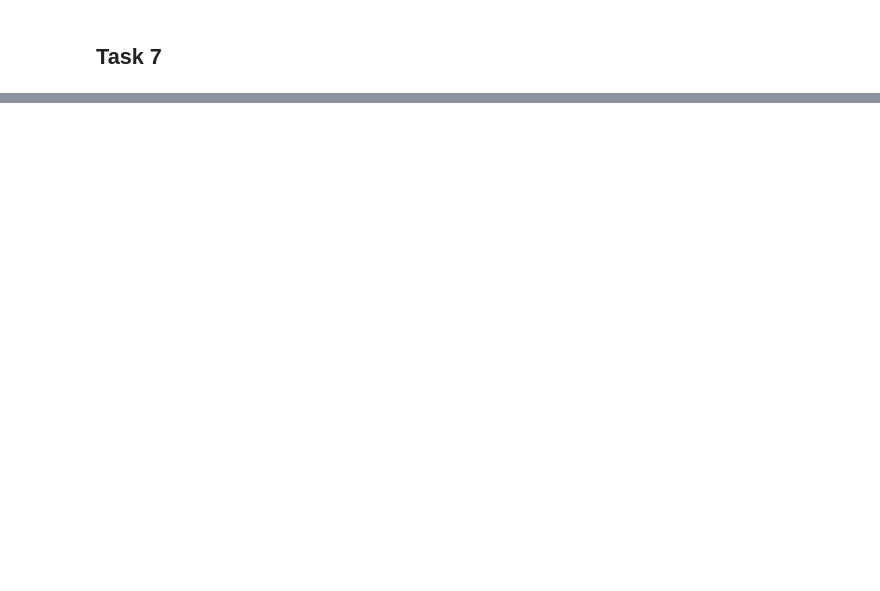
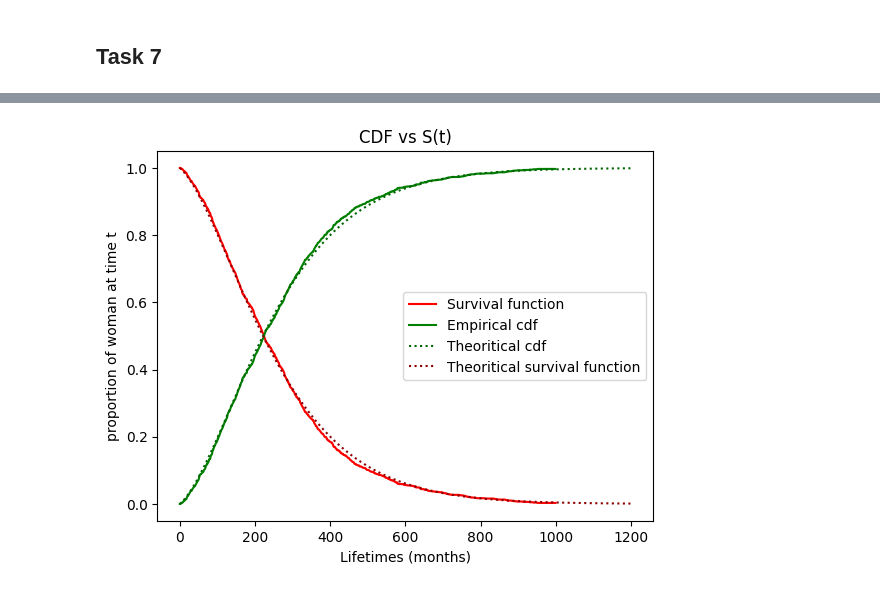
Before and after one commit to kridk999/stochastic_project1, a Jupyter notebook: src/prjt1/projekt_part2.ipynb, the cells around one changed output, grey strips where cells are left out. Saved outputs shown, nothing was run; the diff lists cells and outputs as text; code cells hidden in the pictures; blank space fills up the shorter version.

```diff
--- a/src/prjt1/projekt_part2.ipynb
+++ b/src/prjt1/projekt_part2.ipynb
@@ -99,0 +158,21 @@ Distant fraction after 30.5 months: 0.799
+# %%
+n_women = 1000
+survival_distribution, mean_survival_time, empirical = continous_time_state_distribution(n_women, Q)
+S = [1 - empirical[i] for i in range(len(empirical))]
+
+theoritical_cdf = [F(t) for t in range(1200)]
+theoritical_survival = [1 - theoritical_cdf[i] for i in range(len(theoritical_cdf))]
+# %%
+plt.plot(S, color="red", label='Survival function')
+plt.plot(empirical, color="green", label='Empirical cdf')
+plt.plot(theoritical_cdf, color='darkgreen',linestyle = 'dotted',label='Theoritical cdf')
+plt.plot(theoritical_survival, color='darkred',linestyle = 'dotted',label='Theoritical survival function')
+
+plt.plot
+plt.xlabel('Lifetimes (months)')
+plt.ylabel('proportion of woman at time t')
+plt.legend()
+plt.title('CDF vs S(t)')
+plt.show()
+# %% [output]
+[figure, added]
```
Also changed, not shown: parts of 20 cells of this notebook.
